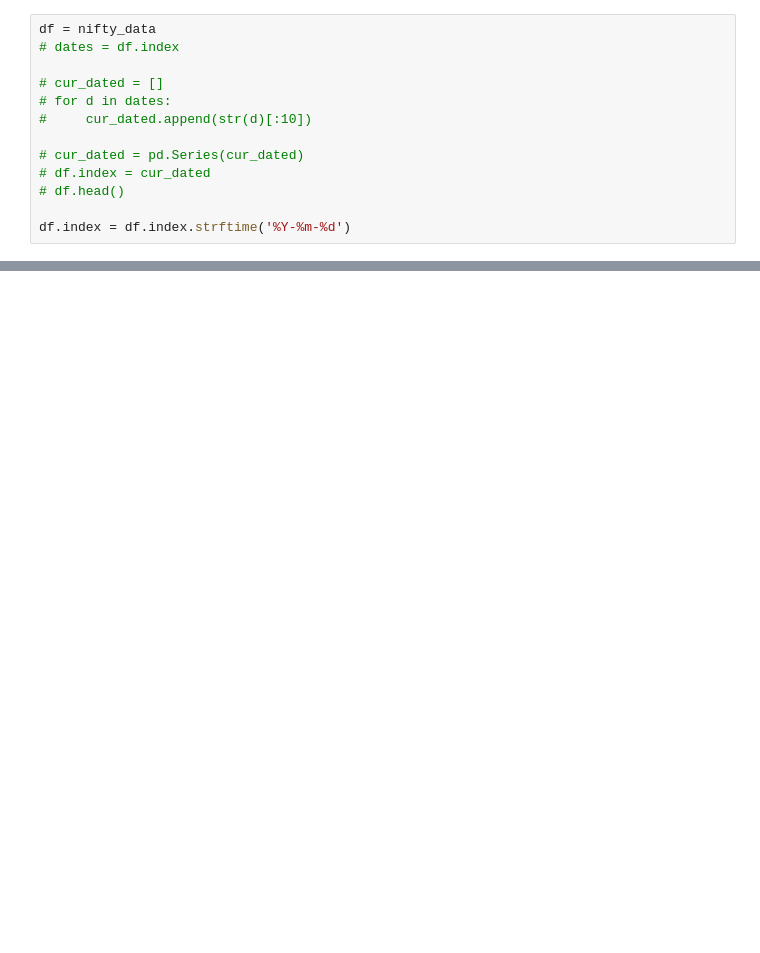
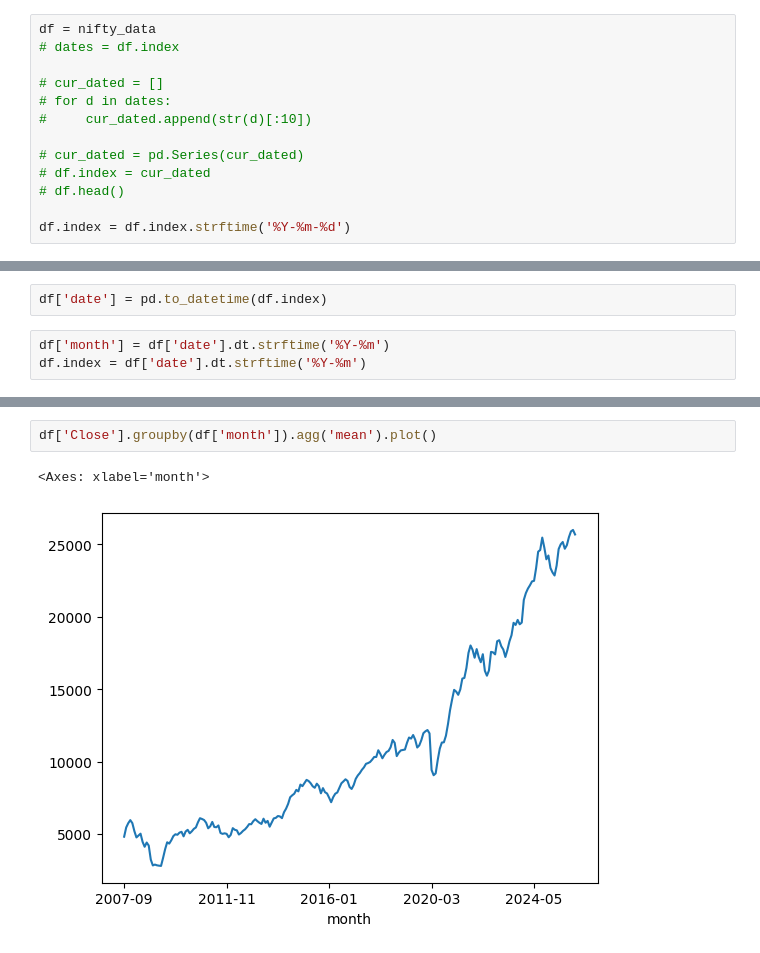
Before and after one commit to RDC28/ds-notes, a Jupyter notebook: Time Series/time_series.ipynb, the cells around one changed output, grey strips where cells are left out. Saved outputs shown, nothing was run; the diff lists cells and outputs as text; blank space fills up the shorter version.

```diff
--- a/Time Series/time_series.ipynb
+++ b/Time Series/time_series.ipynb
@@ -48,0 +47,5 @@ df.rolling
+# %%
+df['date'] = pd.to_datetime(df.index)
+# %%
+df['month'] = df['date'].dt.strftime('%Y-%m')
+df.index = df['date'].dt.strftime('%Y-%m')
@@ -48,0 +62,5 @@ df.rolling
+# %%
+df['Close'].groupby(df['month']).agg('mean').plot()
+# %% [output]
+<Axes: xlabel='month'>
+[figure, added]
```
Also changed, not shown: parts of 10 cells of this notebook, 1 other file.
